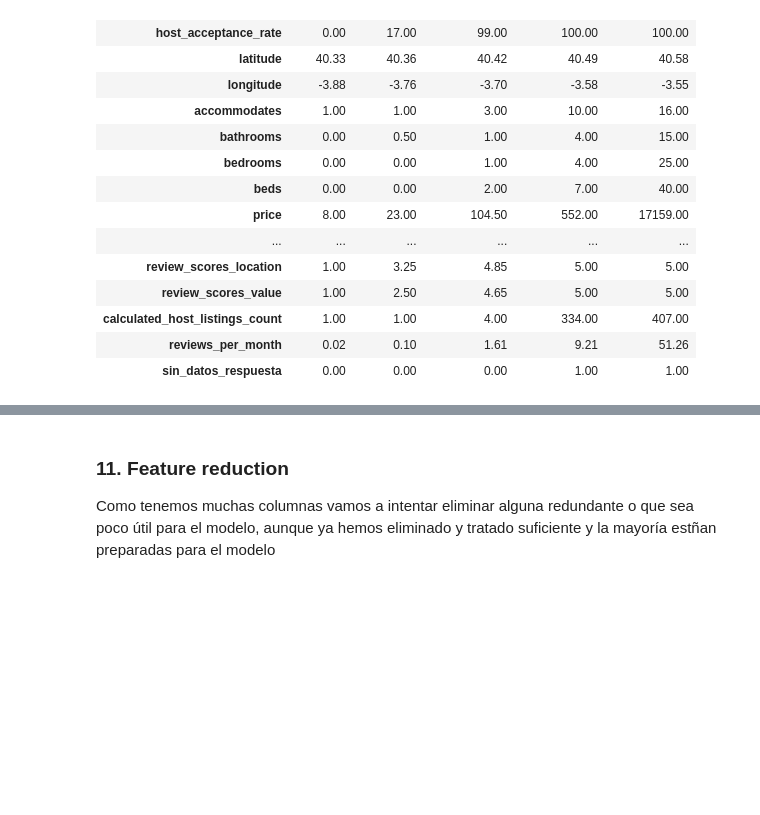
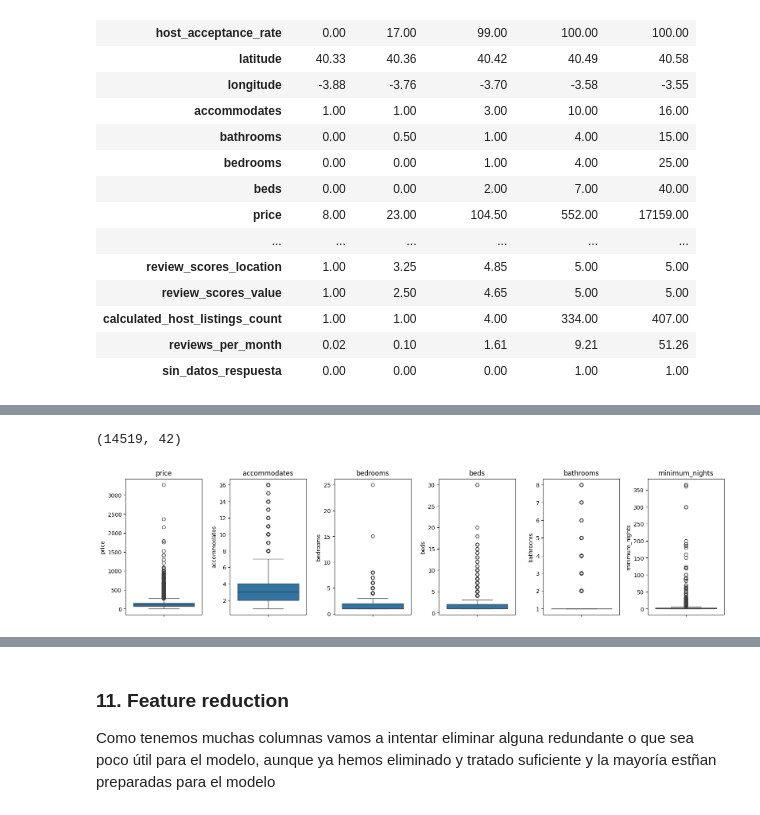
Before and after one commit to HimuraFresh/madrid-rental-revenue-prediction, a Jupyter notebook: notebooks/main.ipynb, the cells around one changed output, grey strips where cells are left out. Saved outputs shown, nothing was run; the diff lists cells and outputs as text; code cells hidden in the pictures; blank space fills up the shorter version.

```diff
--- a/notebooks/main.ipynb
+++ b/notebooks/main.ipynb
@@ -1458,0 +1824,12 @@ X_train[num_cols].describe(percentiles=[0.01, 0.99]).T[["min", "1%", "50%", "99%
+# %%
+# Ni el alojamiento entero ni la habitación pueden tener cero dormitorios, baños o camas: es la unidad mínima de lo que se alquila. Al ser una corrección fija,
+# sin parámetro calculado sobre train, se aplica también a test. Los medios baños se redondean hacia arriba: lo que interesa es cuántas piezas
+# de baño hay, no si una tiene ducha
+
+for df_ in [X_train, X_test]:
+    df_["bathrooms"] = np.ceil(df_["bathrooms"])
+    for col in ["bedrooms", "bathrooms", "beds"]:
+        df_.loc[df_[col] == 0, col] = 1
+        df_[col] = df_[col].astype(int)
+
+print(X_train[["bedrooms", "bathrooms", "beds"]].min())
@@ -1458,0 +1923,25 @@ X_train[num_cols].describe(percentiles=[0.01, 0.99]).T[["min", "1%", "50%", "99%
+# %%
+# host_id ya cumplió su papel al detectar los precios repetidos por anfitrión, es un identificador sin capacidad predictiva
+
+X_train = X_train.drop(columns="host_id")
+X_test = X_test.drop(columns="host_id")
+
+X_train.shape
+# %% [output]
+(14519, 42)
+# %%
+# Estado de las variables tratadas tras los filtros y correcciones
+
+check_cols = ["price", "accommodates", "bedrooms", "beds", "bathrooms", "minimum_nights"]
+
+plt.figure(figsize=(16, 4))
+
+for i, col in enumerate(check_cols):
+    plt.subplot(1, 6, i + 1)
+    sns.boxplot(y=X_train[col])
+    plt.title(col)
+
+plt.tight_layout()
+plt.show()
+# %% [output]
+[figure, added]
```
Also changed, not shown: parts of 58 cells of this notebook.
